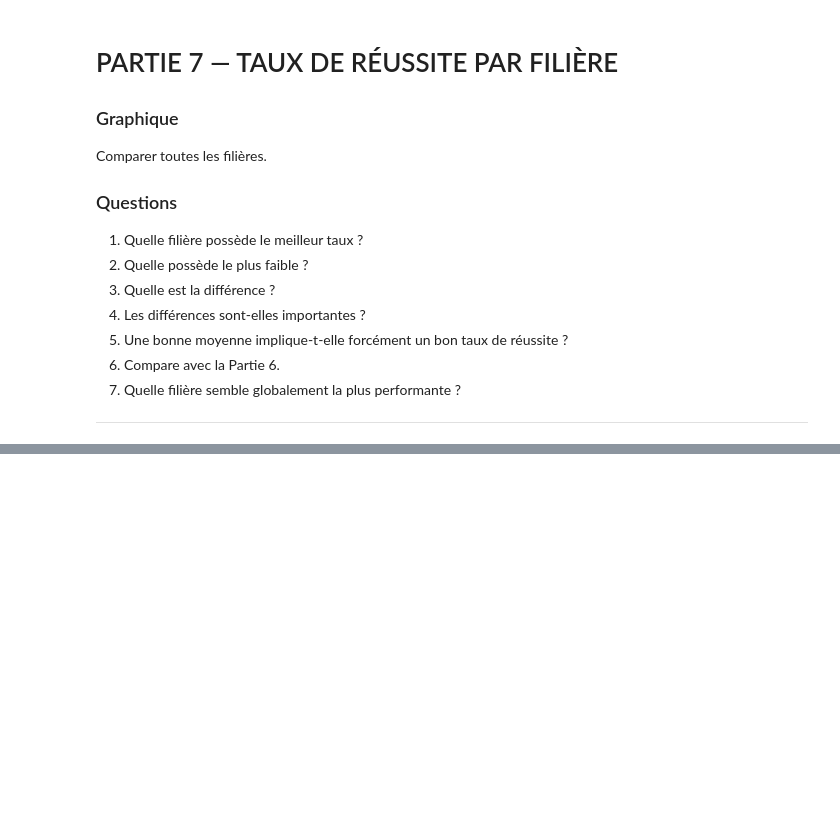
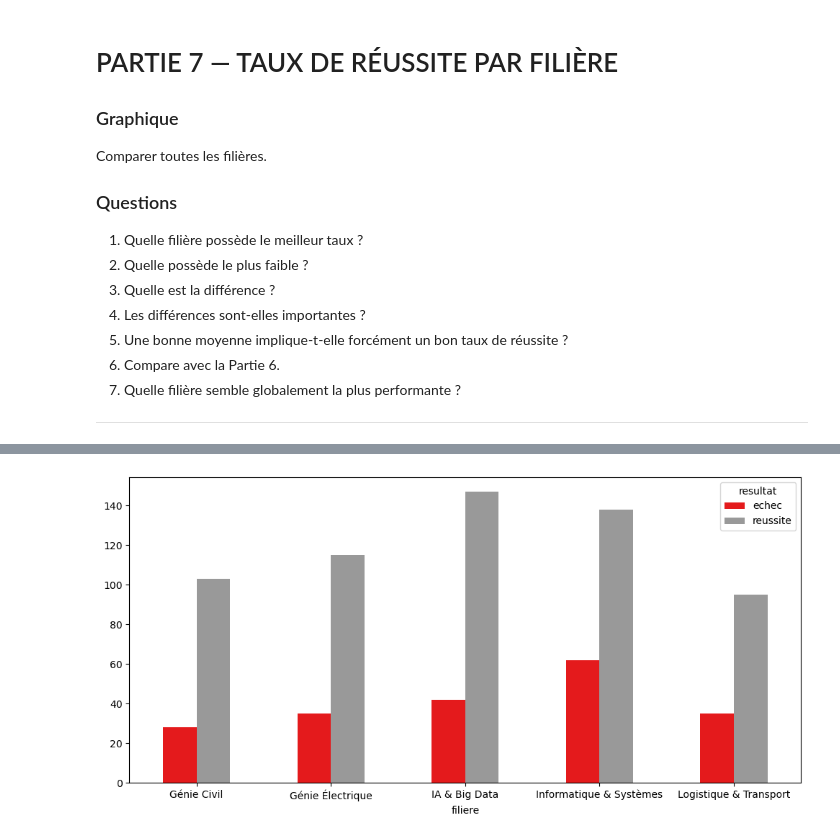
Before and after one commit to SAKPANI/Formation-Data_Science-et-Machine-Learning, a Jupyter notebook: PROJETS/Projet_Final_Matplotlib_Seaborn_Consignes/Visualisation.ipynb, the cells around one changed output, grey strips where cells are left out. Cells and saved outputs as stored; diff of their text form; code cells hidden in the pictures; blank space fills up the shorter version.

Commit message:
Ajout et fin de la partie 07 du projet de la visualisation  des resultats des etudiants

```diff
--- a/PROJETS/Projet_Final_Matplotlib_Seaborn_Consignes/Visualisation.ipynb
+++ b/PROJETS/Projet_Final_Matplotlib_Seaborn_Consignes/Visualisation.ipynb
@@ -534,0 +531,10 @@ NameError: name 'moyenne_Generale' is not defined
+# %%
+def resultat(moy):
+    if moy >=10:
+        return "reussite"
+    elif  moy <10:
+        return "echec"
+
+data["resultat"] = data.apply(
+    lambda applique_ligne : resultat(applique_ligne["moyenne_Generale"]), axis = 1)
+data.head()
@@ -534,0 +557,3 @@ NameError: name 'moyenne_Generale' is not defined
+# %%
+cole = pd.crosstab(data["filiere"], data["resultat"])
+cole
@@ -534,0 +568,8 @@ NameError: name 'moyenne_Generale' is not defined
+# %%
+
+cole.plot(kind = "bar", figsize = (10, 5), colormap = "Set1")
+plt.xticks(rotation = 0)
+plt.tight_layout()
+plt.show()
+# %% [output]
+[figure, added]
```
Also changed, not shown: parts of 5 cells of this notebook.
